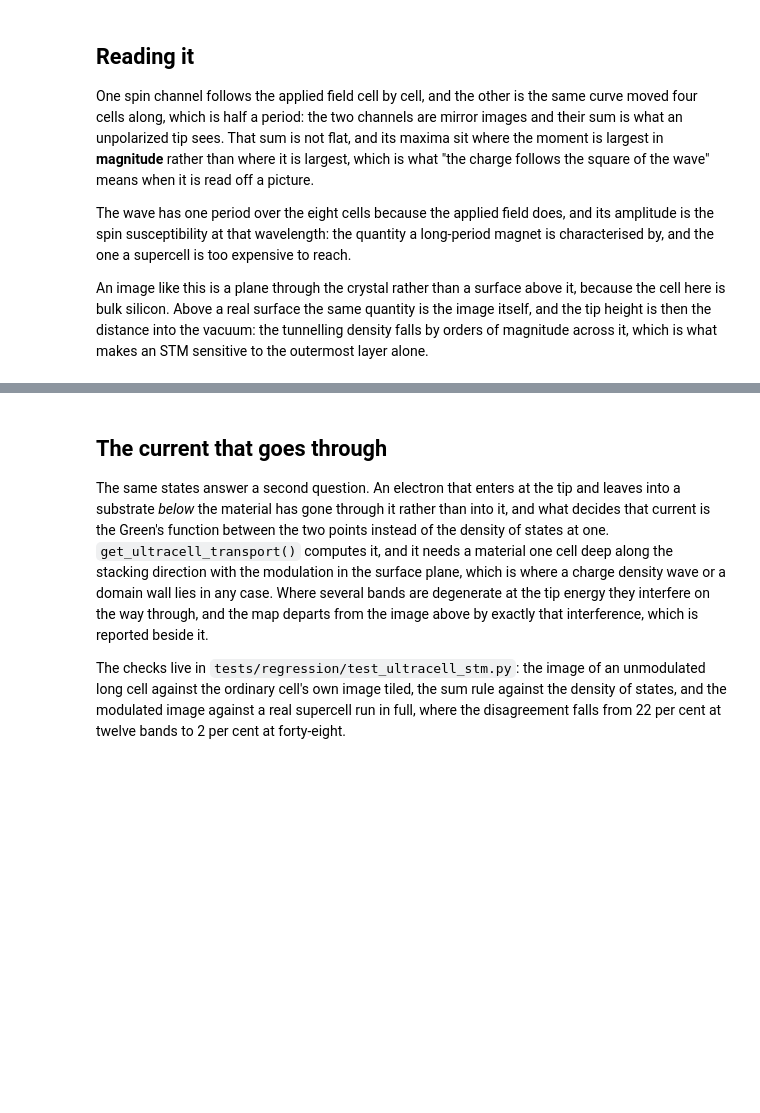
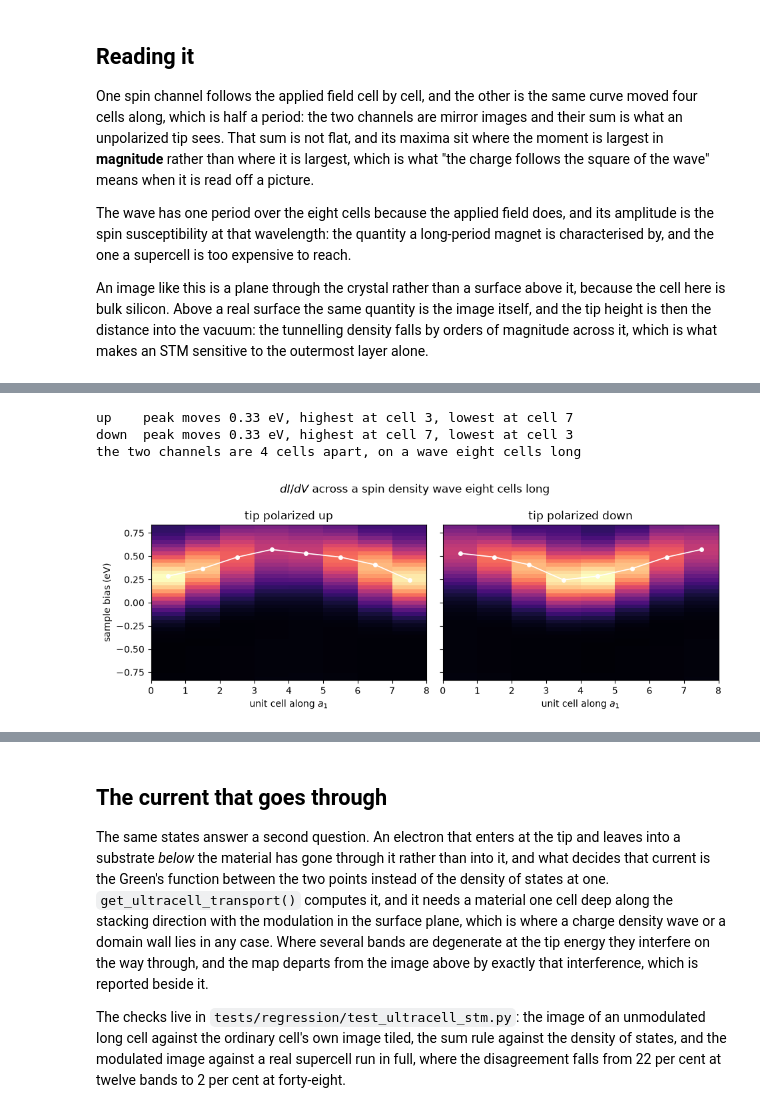
Before and after one commit to joselado/defumat, a Jupyter notebook: notebooks/45_imaging_a_modulation.ipynb, the cells around one changed output, grey strips where cells are left out. Saved outputs shown, nothing was run; the diff lists cells and outputs as text; code cells hidden in the pictures; blank space fills up the shorter version.

```diff
--- a/notebooks/45_imaging_a_modulation.ipynb
+++ b/notebooks/45_imaging_a_modulation.ipynb
@@ -109,0 +112,37 @@ STM sensitive to the outermost layer alone.
+# %%
+tips = np.stack([np.arange(8) + 0.5, np.full(8, 0.5), np.full(8, 0.35)], axis=-1)
+# a window on the conduction edge, which is where the weight is at
+# this tip height; the filled states below the gap are three smearing
+# widths away and contribute almost nothing here
+bias = wave.fermi_energy + np.linspace(-0.06, 0.06, 41)
+channels = {name: magnetic.get_ultracell_sts(energies=bias, tip=tips,
+                                             width=0.02, spin=name)
+            for name in ('up', 'down')}
+
+# where each channel's curve peaks, cell by cell, in eV from the Fermi level
+edges = {name: sts.bias_axis[np.argmax(np.asarray(sts.values), axis=0)] * 13.6057
+         for name, sts in channels.items()}
+for name, edge in edges.items():
+    print(f'{name:5s} peak moves {np.ptp(edge):.2f} eV, highest at cell '
+          f'{np.argmax(edge)}, lowest at cell {np.argmin(edge)}')
+print(f'the two channels are {abs(np.argmax(edges["up"]) - np.argmax(edges["down"]))}'
+      f' cells apart, on a wave eight cells long')
+# %% [output]
+up    peak moves 0.33 eV, highest at cell 3, lowest at cell 7
+down  peak moves 0.33 eV, highest at cell 7, lowest at cell 3
+the two channels are 4 cells apart, on a wave eight cells long
+# %%
+fig, axes = plt.subplots(1, 2, figsize=(9.5, 3.6), sharey=True)
+top = max(np.asarray(sts.values).max() for sts in channels.values())
+for ax, (name, sts) in zip(axes, channels.items()):
+    values = np.asarray(sts.values)
+    ax.pcolormesh(np.arange(8) + 0.5, sts.bias_axis * 13.6057, values,
+                  shading='nearest', cmap='magma', vmin=0.0, vmax=top)
+    ax.plot(np.arange(8) + 0.5, edges[name], 'o-', color='white', lw=1.2, ms=4)
+    ax.set_xlabel('unit cell along $a_1$')
+    ax.set_title(f'tip polarized {name}')
+axes[0].set_ylabel('sample bias (eV)')
+fig.suptitle('$dI/dV$ across a spin density wave eight cells long')
+fig.tight_layout()
+# %% [output]
+[figure, added]
```
Also changed, not shown: parts of 2 cells of this notebook, 6 other files.
